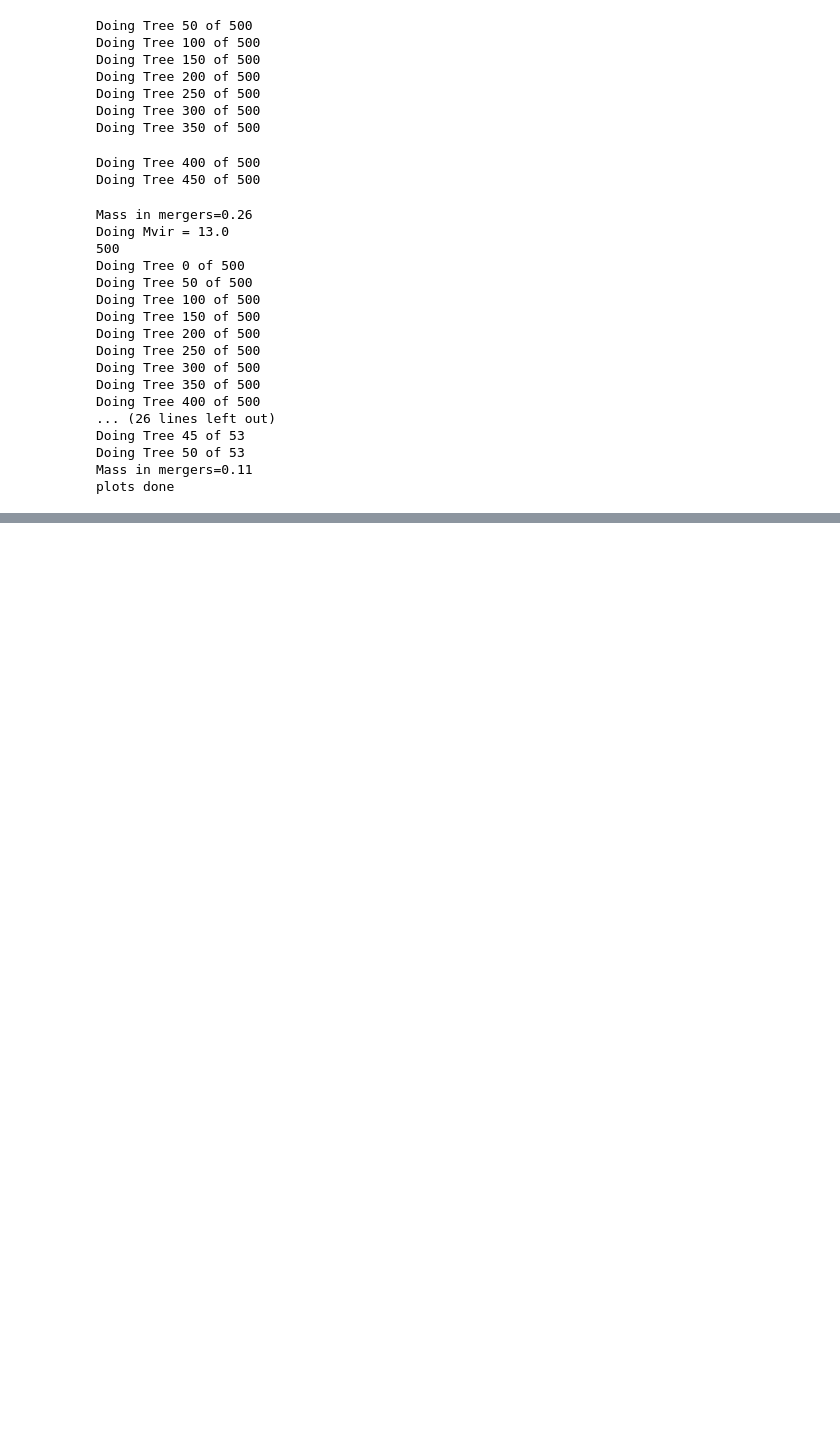
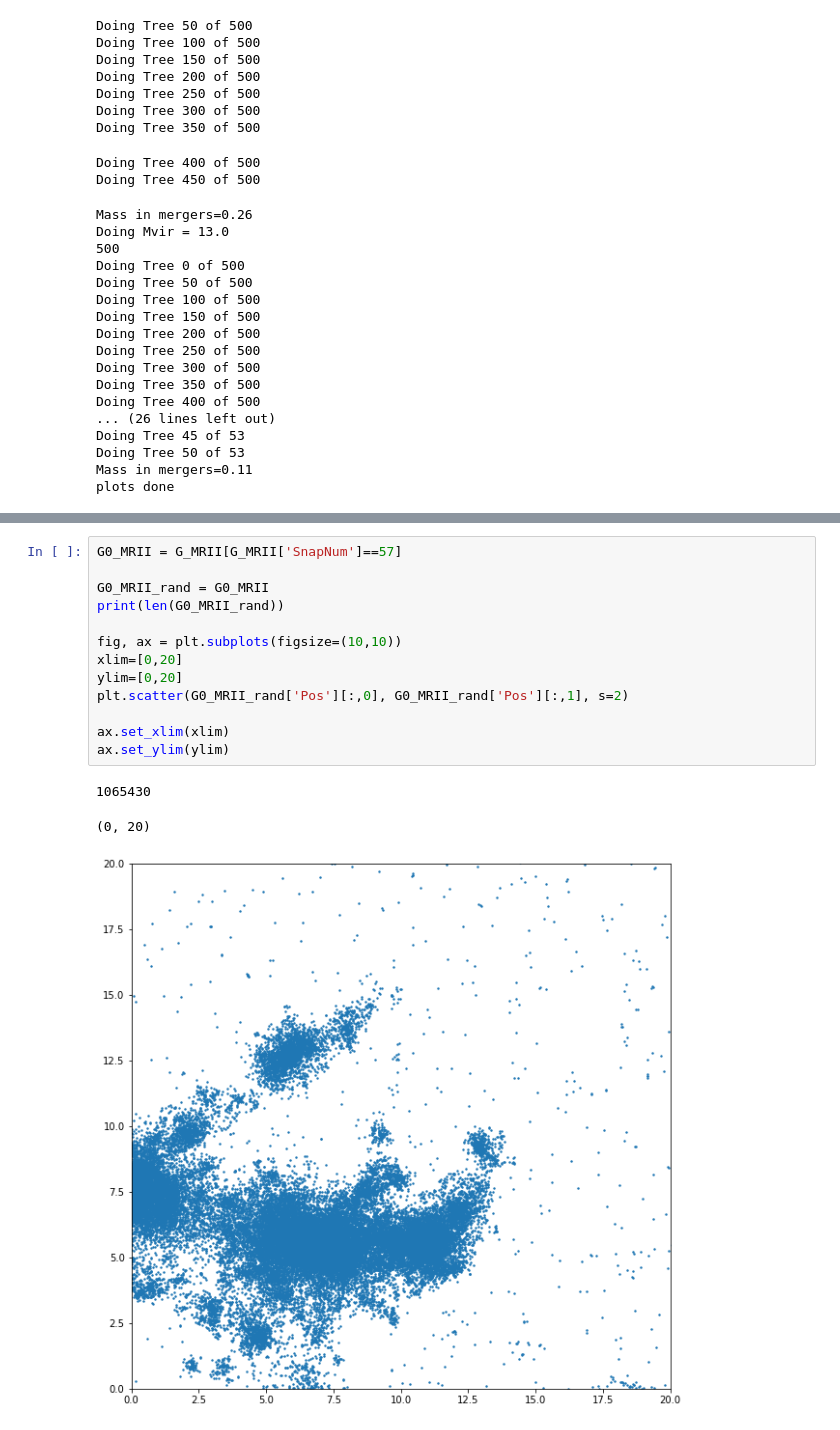
Before and after one commit to PredictiveLearning/Python_plots, a Jupyter notebook: main_haloes.ipynb, the cells around one changed output, grey strips where cells are left out. Saved outputs shown, nothing was run; the diff lists cells and outputs as text; blank space fills up the shorter version.

```diff
--- a/main_haloes.ipynb
+++ b/main_haloes.ipynb
@@ -380,0 +428,17 @@ print(np.log10((1+z)/(3.*13.7*1.e9)))
+# %%
+G0_MRII = G_MRII[G_MRII['SnapNum']==57]
+
+G0_MRII_rand = G0_MRII
+print(len(G0_MRII_rand))
+
+fig, ax = plt.subplots(figsize=(10,10))
+xlim=[0,20]
+ylim=[0,20]
+plt.scatter(G0_MRII_rand['Pos'][:,0], G0_MRII_rand['Pos'][:,1], s=2)
+
+ax.set_xlim(xlim)
+ax.set_ylim(ylim)
+# %% [output]
+1065430
+(0, 20)
+[figure, added]
```
Also changed, not shown: parts of 5 cells of this notebook, 27 other files.
